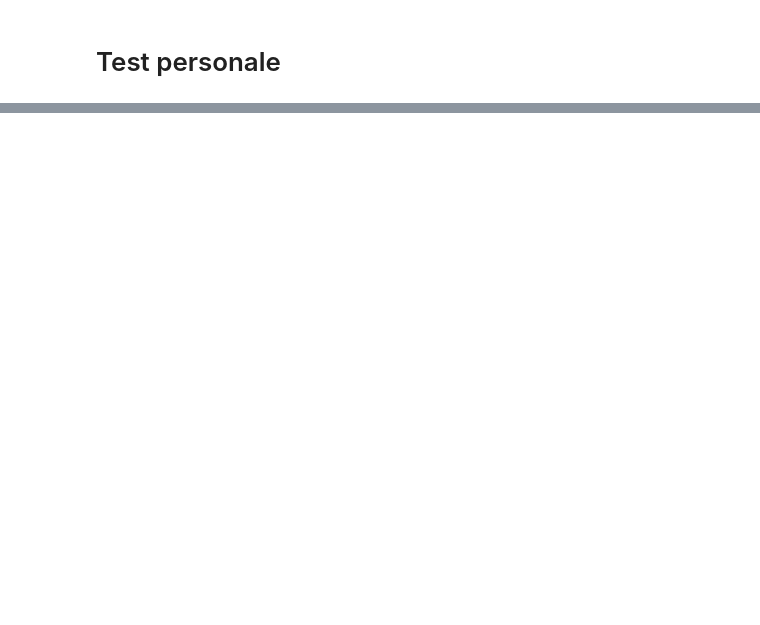
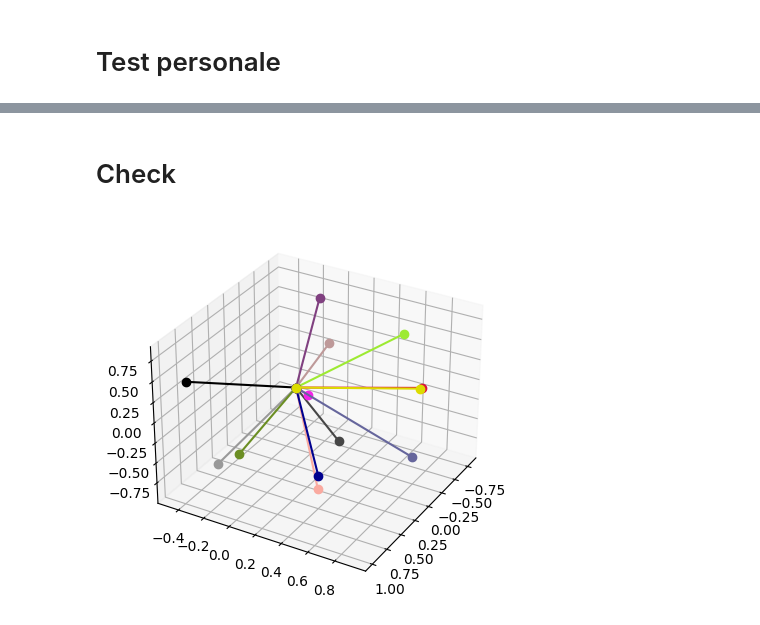
Before and after one commit to pcestola/ML4CV-Assignment, a Jupyter notebook: test.ipynb, the cells around one changed output, grey strips where cells are left out. Cells and saved outputs as stored; diff of their text form; code cells hidden in the pictures; blank space fills up the shorter version.

```diff
--- a/test.ipynb
+++ b/test.ipynb
@@ -740,0 +701,59 @@ show_result(model, dataset_test_anomaly, 0)
+# %% [markdown]
+# Check
+# %%
+vectors = [model.classifier.classifier[3][1].weight[i].detach().cpu().squeeze().numpy() for i in range(13)]
+
+def rgb2hex(color):
+    r,g,b = color
+    return "#{:02x}{:02x}{:02x}".format(r,g,b)
+# %%
+%matplotlib inline
+from mpl_toolkits.mplot3d import Axes3D
+
+# Create a 3D figure
+fig = plt.figure()
+ax = fig.add_subplot(111, projection='3d')
+ax.cla()
+
+#circle = plt.Circle((0, 0), 1, color='k', fill=False)
+#ax.add_patch(circle)
+
+for i, vector in enumerate(vectors):
+    vector = vector / np.linalg.norm(vector)
+    plt.plot([0,vector[0]],[0,vector[1]],[0,vector[2]],'-o',color=rgb2hex(COLORS[i]))
+
+'''
+#layer_output = torch.nn.functional.interpolate(layer_output, size=(720,1280), mode='bilinear', align_corners=False)
+
+### Hook
+def hook_fn(module, input, output):
+    global layer_output
+    interpolated_output = torch.nn.functional.interpolate(output, scale_factor=4, mode='bilinear', align_corners=False)
+    layer_output = interpolated_output.squeeze().detach().cpu().numpy().reshape((2,-1))
+
+# Registra l'hook
+hook = model.classifier.classifier[3][0].register_forward_hook(hook_fn)
+
+# Esegui una forward pass
+image, mask = dataset_test_anomaly[0]
+_ = model(image.unsqueeze(dim=0).to(device))
+
+# Rimuovi il hook per evitare effetti collaterali
+hook.remove()
+### Hook
+
+mask = mask.numpy().reshape(-1)
+
+norms = np.linalg.norm(layer_output, axis=0, keepdims=True)
+layer_output = layer_output / 2 / norms
+
+idx = 11
+points = layer_output[:,mask==idx]
+plt.plot(points[:,:100][0],points[:,:100][1],'x',color=rgb2hex(COLORS[idx]))
+'''
+
+#plt.axis('equal')
+ax.view_init(elev=30, azim=30)
+plt.show()
+# %% [output]
+[figure, added]
```
Also changed, not shown: parts of 16 cells of this notebook, 32 other files.
